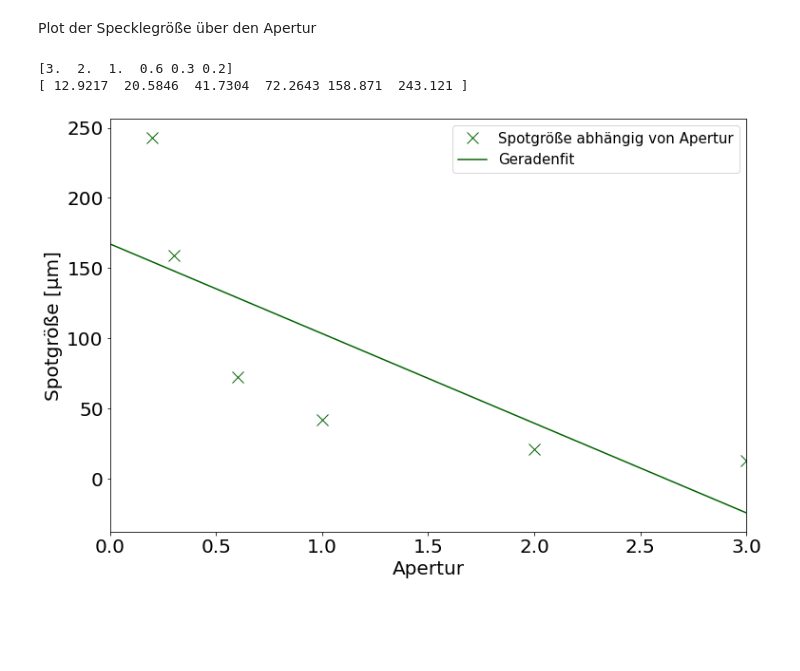
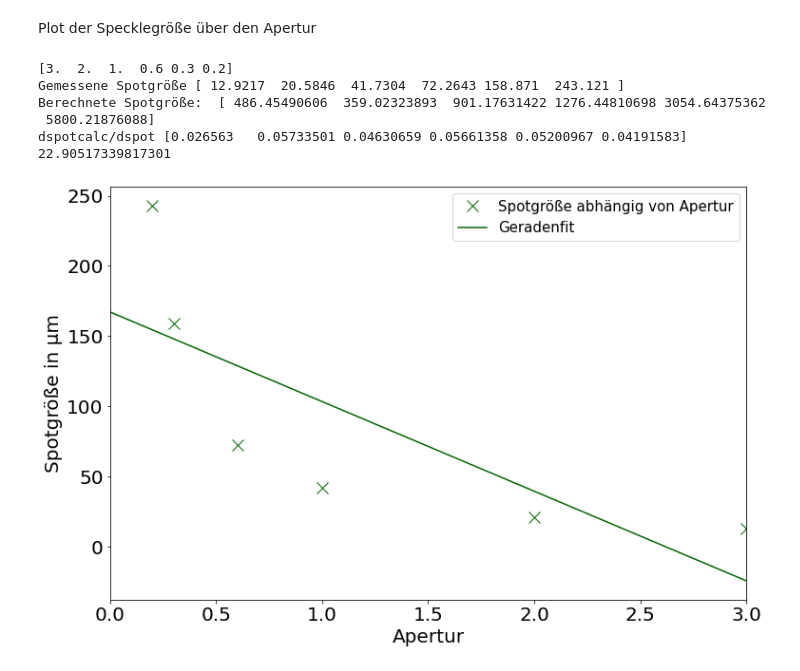
Before and after one commit to Skylake143/Fortgeschrittenenpraktikum, a Jupyter notebook: B35Speckle/Speckle.ipynb, the cells around one changed output. Saved outputs shown, nothing was run; the diff lists cells and outputs as text; code cells hidden in the pictures; blank space fills up the shorter version.

```diff
--- a/B35Speckle/Speckle.ipynb
+++ b/B35Speckle/Speckle.ipynb
@@ -215,34 +208,42 @@ Plot der Specklegröße über den Apertur
 def dspotfkt(D):
     res =  0
     return res
 
 xlinspace = np.linspace(0,3)
 
 #Plotten der Messdaten
 parameters = {'xtick.labelsize': 20, 'ytick.labelsize': 20}
 plt.rcParams.update(parameters)
 fig, ax = plt.subplots(figsize=(12,8))
 #ax.set_xlim(30, 230)
 ax.set_xlabel('Apertur', fontsize=20)
-ax.set_ylabel('Spotgröße [\u03bcm]', fontsize=20)
+ax.set_ylabel('Spotgröße in \u03bcm', fontsize=20)
 
 
 #Plot
 ax.plot(apertur, dspot, 'x',markersize=12, color = "darkgreen",label = "Spotgröße abhängig von Apertur")
 print(apertur)
-print(dspot)
+print("Gemessene Spotgröße",dspot)
+dspotcalc = 632.8E-09 * 0.15 * 1E06/(1E-06*dspeckle)
+print("Berechnete Spotgröße: ",dspotcalc)
+print("dspotcalc/dspot",dspot/dspotcalc)
+print(sum(dspotcalc/dspot)/np.size(dspot))
 
 #Geradenfits
 paramsdspot, covspot = curve_fit(line,apertur, dspot)
 
 ax.plot(xlinspace, line(xlinspace, paramsdspot[0], paramsdspot[1]), color = "darkgreen", label="Geradenfit")
 
 #plt.ylim(0,800)
 plt.xlim(0,3)
 #plt.title("Specklegröße abhängig von Schirmabstand",fontsize=20)
 ax.legend(fontsize=15)
 plt.show()
 # %% [output]
 [3.  2.  1.  0.6 0.3 0.2]
-[ 12.9217  20.5846  41.7304  72.2643 158.871  243.121 ]
+Gemessene Spotgröße [ 12.9217  20.5846  41.7304  72.2643 158.871  243.121 ]
+Berechnete Spotgröße:  [ 486.45490606  359.02323893  901.17631422 1276.44810698 3054.64375362
+ 5800.21876088]
+dspotcalc/dspot [0.026563   0.05733501 0.04630659 0.05661358 0.05200967 0.04191583]
+22.90517339817301
-[figure, old version]
+[figure, new version]
```
Also changed, not shown: parts of 3 cells of this notebook, 8 other files.
